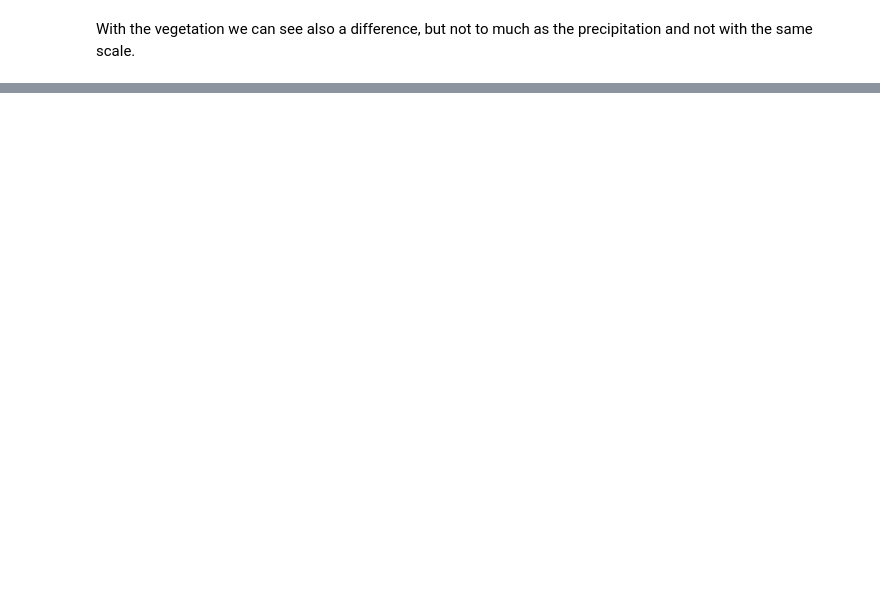
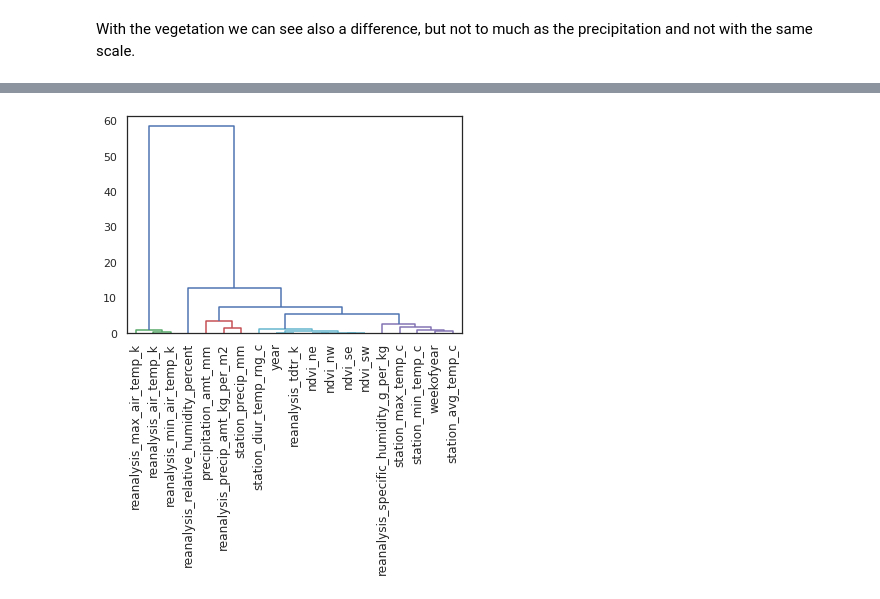
Before and after one commit to raulbs7/Machine-Learning-Techniques-Project, a Jupyter notebook: Milestone1.ipynb, the cells around one changed output, grey strips where cells are left out. Cells and saved outputs as stored; diff of their text form; code cells hidden in the pictures; blank space fills up the shorter version.

```diff
--- a/Milestone1.ipynb
+++ b/Milestone1.ipynb
@@ -759,0 +853,5 @@ With the vegetation we can see also a difference, but not to much as the precipi
+# %%
+# 3. Building the Dendrogram
+clusters = cluster.hierarchy.linkage(matdist_feat, method = 'complete')
+cluster.hierarchy.dendrogram(clusters, color_threshold = 10, labels = names , leaf_rotation=90)
+plt.show()
@@ -759,0 +881,5 @@ With the vegetation we can see also a difference, but not to much as the precipi
+# %%
+cluster.hierarchy.dendrogram(clusters, color_threshold = 4, labels = names , leaf_rotation=90)
+plt.show()
+# %% [output]
+[figure, added]
```
Also changed, not shown: parts of 36 cells of this notebook.
